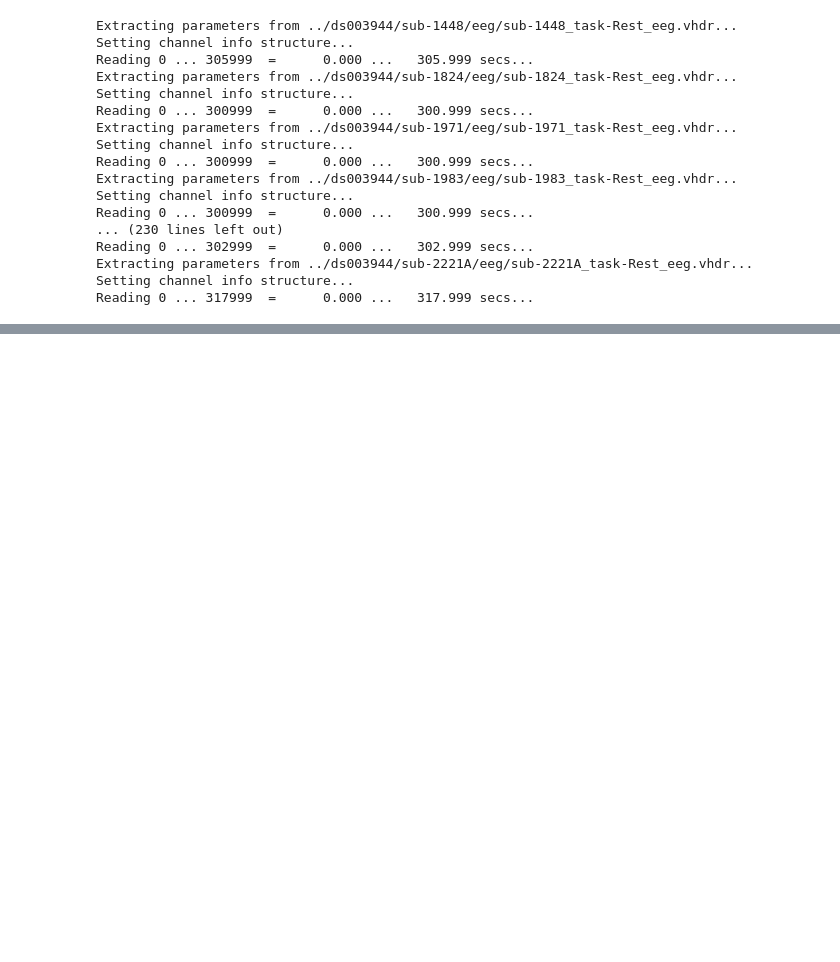
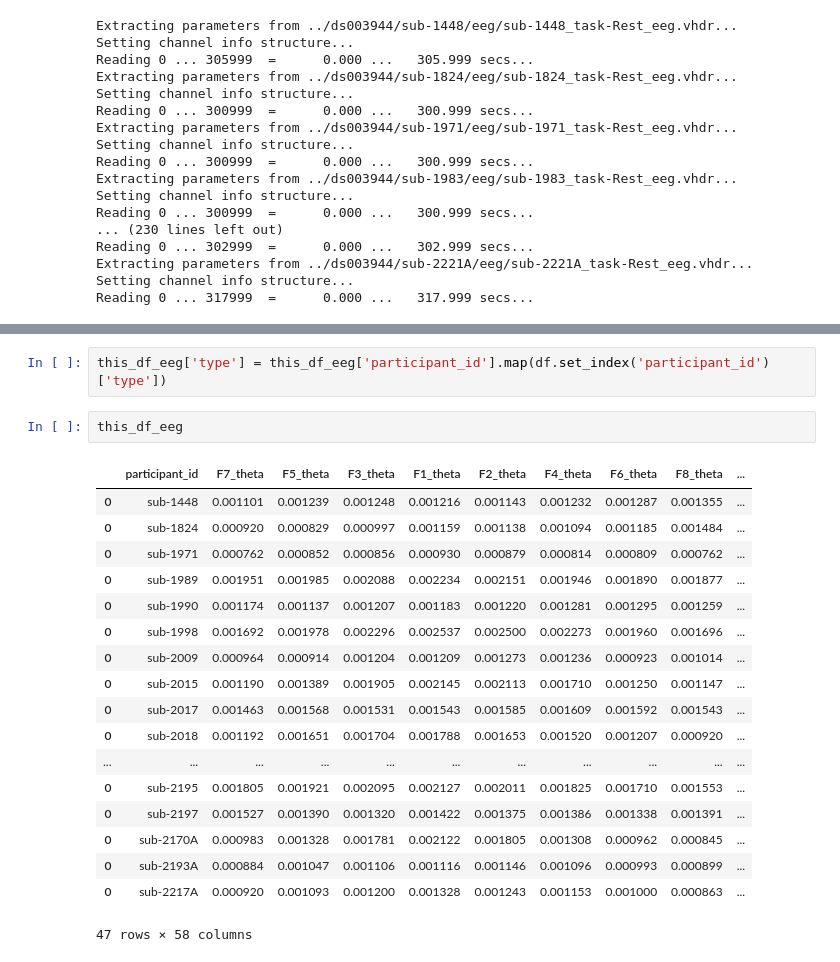
Before and after one commit to zles/eggML-project, a Jupyter notebook: project-psyhosis.ipynb, the cells around one changed output, grey strips where cells are left out. Cells and saved outputs as stored; diff of their text form; blank space fills up the shorter version.

```diff
--- a/project-psyhosis.ipynb
+++ b/project-psyhosis.ipynb
@@ -157,0 +243,23 @@ file for sub-2221A doesn't exist
+# %%
+this_df_eeg['type'] = this_df_eeg['participant_id'].map(df.set_index('participant_id')['type'])
+# %%
+this_df_eeg
+# %% [output]
+|  | participant_id | F7_theta | F5_theta | F3_theta | F1_theta | F2_theta | F4_theta | F6_theta | F8_theta | ... |
+| 0 | sub-1448 | 0.001101 | 0.001239 | 0.001248 | 0.001216 | 0.001143 | 0.001232 | 0.001287 | 0.001355 | ... |
+| 0 | sub-1824 | 0.000920 | 0.000829 | 0.000997 | 0.001159 | 0.001138 | 0.001094 | 0.001185 | 0.001484 | ... |
+| 0 | sub-1971 | 0.000762 | 0.000852 | 0.000856 | 0.000930 | 0.000879 | 0.000814 | 0.000809 | 0.000762 | ... |
+| 0 | sub-1989 | 0.001951 | 0.001985 | 0.002088 | 0.002234 | 0.002151 | 0.001946 | 0.001890 | 0.001877 | ... |
+| 0 | sub-1990 | 0.001174 | 0.001137 | 0.001207 | 0.001183 | 0.001220 | 0.001281 | 0.001295 | 0.001259 | ... |
+| 0 | sub-1998 | 0.001692 | 0.001978 | 0.002296 | 0.002537 | 0.002500 | 0.002273 | 0.001960 | 0.001696 | ... |
+| 0 | sub-2009 | 0.000964 | 0.000914 | 0.001204 | 0.001209 | 0.001273 | 0.001236 | 0.000923 | 0.001014 | ... |
+| 0 | sub-2015 | 0.001190 | 0.001389 | 0.001905 | 0.002145 | 0.002113 | 0.001710 | 0.001250 | 0.001147 | ... |
+| 0 | sub-2017 | 0.001463 | 0.001568 | 0.001531 | 0.001543 | 0.001585 | 0.001609 | 0.001592 | 0.001543 | ... |
+| 0 | sub-2018 | 0.001192 | 0.001651 | 0.001704 | 0.001788 | 0.001653 | 0.001520 | 0.001207 | 0.000920 | ... |
+| ... | ... | ... | ... | ... | ... | ... | ... | ... | ... | ... |
+| 0 | sub-2195 | 0.001805 | 0.001921 | 0.002095 | 0.002127 | 0.002011 | 0.001825 | 0.001710 | 0.001553 | ... |
+| 0 | sub-2197 | 0.001527 | 0.001390 | 0.001320 | 0.001422 | 0.001375 | 0.001386 | 0.001338 | 0.001391 | ... |
+| 0 | sub-2170A | 0.000983 | 0.001328 | 0.001781 | 0.002122 | 0.001805 | 0.001308 | 0.000962 | 0.000845 | ... |
+| 0 | sub-2193A | 0.000884 | 0.001047 | 0.001106 | 0.001116 | 0.001146 | 0.001096 | 0.000993 | 0.000899 | ... |
+| 0 | sub-2217A | 0.000920 | 0.001093 | 0.001200 | 0.001328 | 0.001243 | 0.001153 | 0.001000 | 0.000863 | ... |
+47 rows × 58 columns
```
Also changed, not shown: parts of 9 cells of this notebook.
